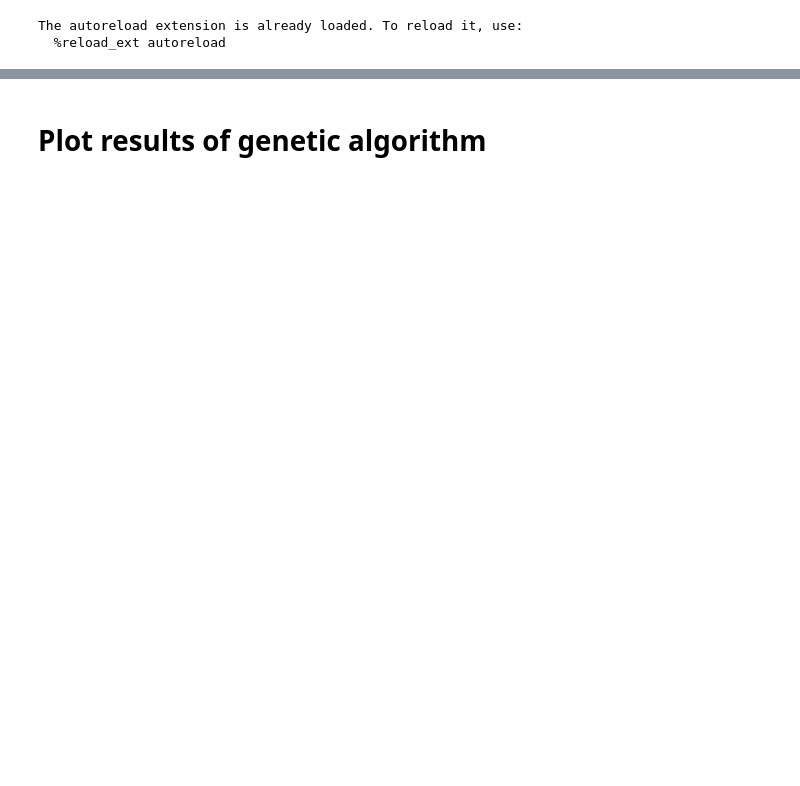
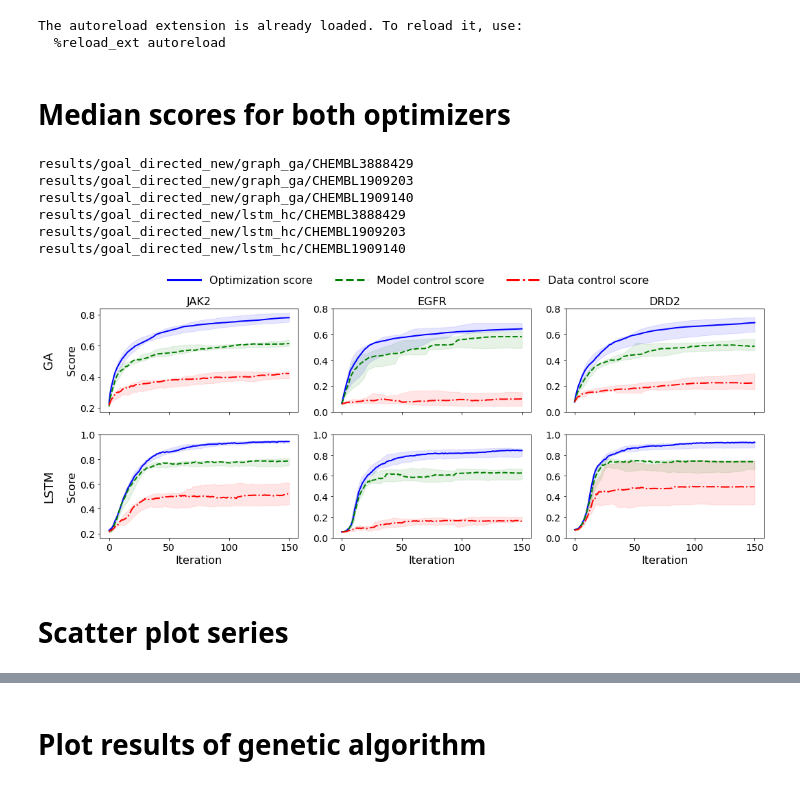
Before and after one commit to ml-jku/mgenerators-failure-modes, a Jupyter notebook: summary_plots.ipynb, the cells around one changed output, grey strips where cells are left out. Saved outputs shown, nothing was run; the diff lists cells and outputs as text; code cells hidden in the pictures; blank space fills up the shorter version.

```diff
--- a/summary_plots.ipynb
+++ b/summary_plots.ipynb
@@ -49,0 +56,2 @@ legend_dict = dict(zip(order, ['Optimization', 'Data control', 'Model control'])
+# %% [markdown]
+# Median scores for both optimizers
@@ -49,0 +69,53 @@ legend_dict = dict(zip(order, ['Optimization', 'Data control', 'Model control'])
+# %%
+ls_dict = dict(zip(order, ['-', '--', '-.']))
+# some variables for axis labels
+xlabel = None
+ra = 'Ratio active'
+
+fig, axes = plt.subplots(nrows=2, ncols=len(chids), figsize=(15, 6), sharex=True)
+
+for r_idx, optimizer in enumerate(['graph_ga', 'lstm_hc']):
+    ms = 'Score'
+    for c_idx, chid in enumerate(chids):
+        ax = axes[r_idx][c_idx]
+        print(results_dir/optimizer/chid)
+
+        preds_internal, preds_external, auc, _, _ = load_chid(
+            results_dir/optimizer/chid, order, hack=True)
+
+        plot_wrapper(preds_internal, median_score_compound, name='median_score_compound', xlabel=xlabel,
+                     ylabel=ms, col_dict=col_dict, legend_dict=legend_dict, ls_dict=ls_dict, skip=[], ax=ax, legend=False, lw=2)
+        ms = None
+        low, high = ax.set_ylim()
+        yticks = np.arange(round(low/0.2) * 0.2, round(high/0.2) * 0.2 +0.01, 0.2)
+        if c_idx==0:
+            ax.set_yticks(yticks)
+        else:
+            ax.set_yticks(yticks)
+#             ax.set_yticklabels([])
+
+    xlabel = 'Iteration'
+
+for i, chid in enumerate(chids):
+    axes[0][i].set_title(chid_name[chid], fontsize=16)
+
+custom_lines = [Line2D([0], [0], color=col_dict[k], lw=3, ls=ls_dict[k]) for k in col_dict.keys()]
+fig.legend(custom_lines, list(legend_dict.values()), loc='upper center', ncol=3, bbox_to_anchor=(0.5, 1.03), frameon=False, fontsize=16,handlelength=3)
+
+# plt.text(0, 0.5, "hithere", rotation=90, verticalalignment='center')
+xtext = -55
+axes[0][0].text(xtext, sum(axes[0][0].get_ylim()) /2 , "GA", rotation=90, verticalalignment='center')
+axes[1][0].text(xtext, sum(axes[1][0].get_ylim()) /2, "LSTM", rotation=90, verticalalignment='center')
+fig.tight_layout()
+for ft in ['pdf', 'jpg']:
+    plt.savefig(f'figures/median_scores.{ft}')
+# %% [output]
+results/goal_directed_new/graph_ga/CHEMBL3888429
+results/goal_directed_new/graph_ga/CHEMBL1909203
+results/goal_directed_new/graph_ga/CHEMBL1909140
+results/goal_directed_new/lstm_hc/CHEMBL3888429
+results/goal_directed_new/lstm_hc/CHEMBL1909203
+results/goal_directed_new/lstm_hc/CHEMBL1909140
+[figure, added]
+# %% [markdown]
+# Scatter plot series
```
Also changed, not shown: parts of 21 cells of this notebook, 9 other files.
